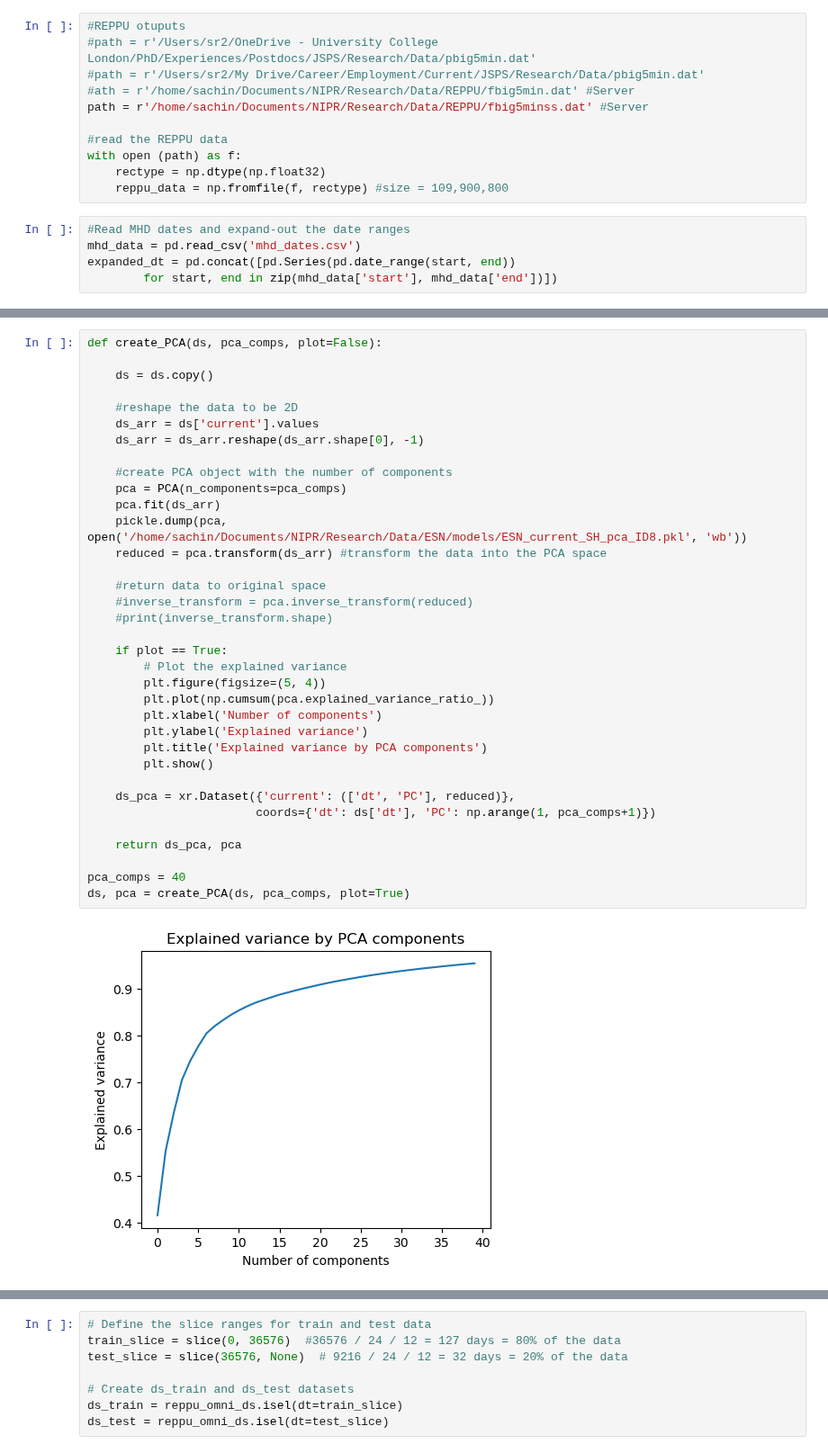
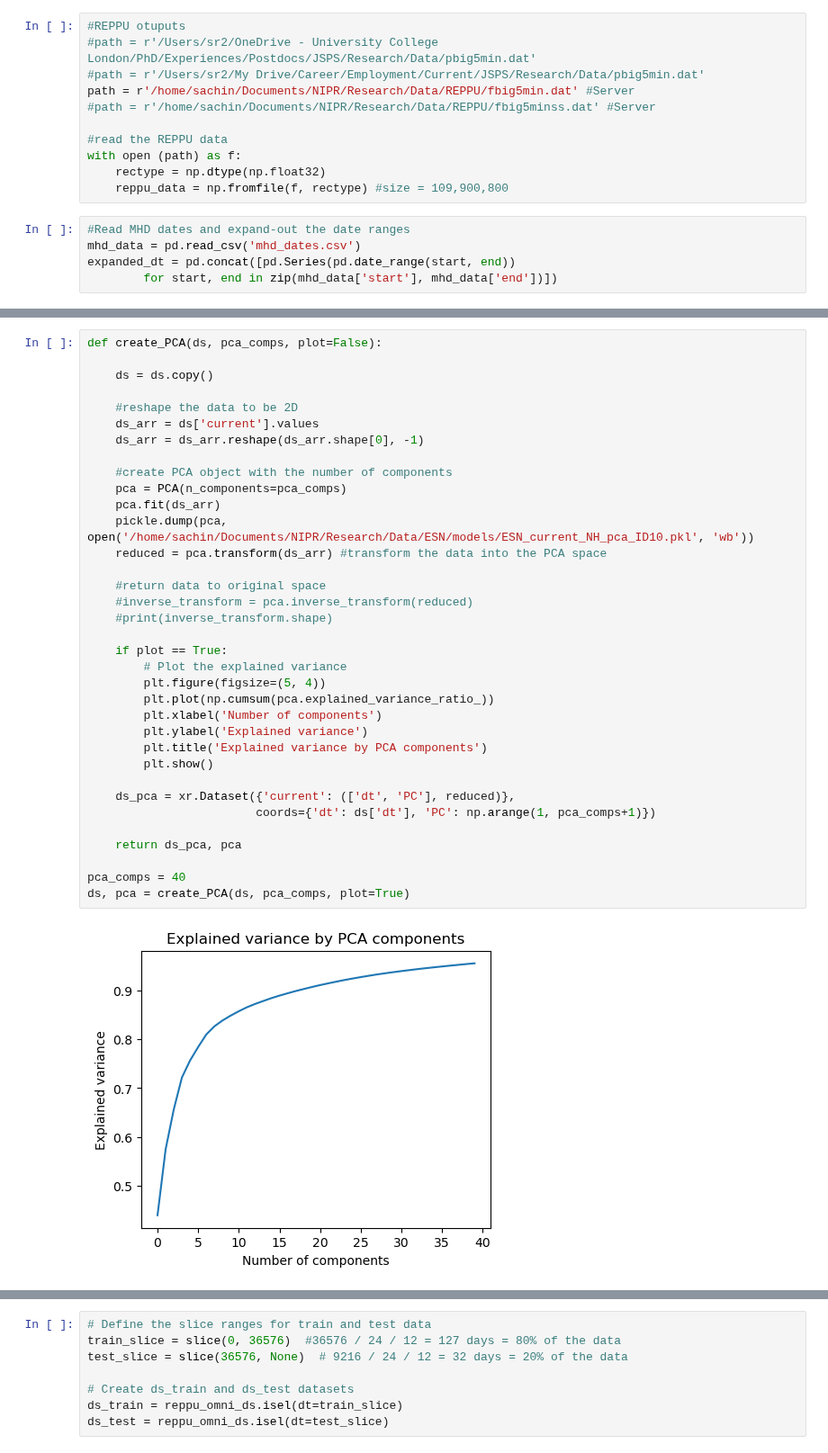
Before and after one commit to reddy-sachin/REPPU-ESN2, a Jupyter notebook: SR_ML/SMRAI_current_PCA.ipynb, the cells around one changed output, grey strips where cells are left out. Shown at 90% size. Cells and saved outputs as stored; diff of their text form.

```diff
--- a/SR_ML/SMRAI_current_PCA.ipynb
+++ b/SR_ML/SMRAI_current_PCA.ipynb
@@ -21,8 +21,8 @@ from esn_dts_openloop import ESN, Tikhonov
 #REPPU otuputs
 #path = r'/Users/sr2/OneDrive - University College London/PhD/Experiences/Postdocs/JSPS/Research/Data/pbig5min.dat'
 #path = r'/Users/sr2/My Drive/Career/Employment/Current/JSPS/Research/Data/pbig5min.dat'
-#ath = r'/home/sachin/Documents/NIPR/Research/Data/REPPU/fbig5min.dat' #Server
-path = r'/home/sachin/Documents/NIPR/Research/Data/REPPU/fbig5minss.dat' #Server
+path = r'/home/sachin/Documents/NIPR/Research/Data/REPPU/fbig5min.dat' #Server
+#path = r'/home/sachin/Documents/NIPR/Research/Data/REPPU/fbig5minss.dat' #Server
 
 #read the REPPU data
 with open (path) as f:
@@ -83,35 +83,35 @@ def create_PCA(ds, pca_comps, plot=False):
     #reshape the data to be 2D
     ds_arr = ds['current'].values
     ds_arr = ds_arr.reshape(ds_arr.shape[0], -1)
 
     #create PCA object with the number of components
     pca = PCA(n_components=pca_comps)
     pca.fit(ds_arr)
-    pickle.dump(pca, open('/home/sachin/Documents/NIPR/Research/Data/ESN/models/ESN_current_SH_pca_ID8.pkl', 'wb'))
+    pickle.dump(pca, open('/home/sachin/Documents/NIPR/Research/Data/ESN/models/ESN_current_NH_pca_ID10.pkl', 'wb'))
     reduced = pca.transform(ds_arr) #transform the data into the PCA space
 
     #return data to original space
     #inverse_transform = pca.inverse_transform(reduced)
     #print(inverse_transform.shape)
 
     if plot == True:
         # Plot the explained variance
         plt.figure(figsize=(5, 4))
         plt.plot(np.cumsum(pca.explained_variance_ratio_))
         plt.xlabel('Number of components')
         plt.ylabel('Explained variance')
         plt.title('Explained variance by PCA components')
         plt.show()
 
     ds_pca = xr.Dataset({'current': (['dt', 'PC'], reduced)},
                         coords={'dt': ds['dt'], 'PC': np.arange(1, pca_comps+1)})
 
     return ds_pca, pca
 
 pca_comps = 40
 ds, pca = create_PCA(ds, pca_comps, plot=True)
 # %% [output]
-[figure, old version]
+[figure, new version]
 # %%
 #omni_df = pd.read_csv('omni_mhd_5min.csv')
 omni_df = pd.read_csv('omni_add-feats_mhd_5min.csv')
```
Also changed, not shown: parts of 8 cells of this notebook.
